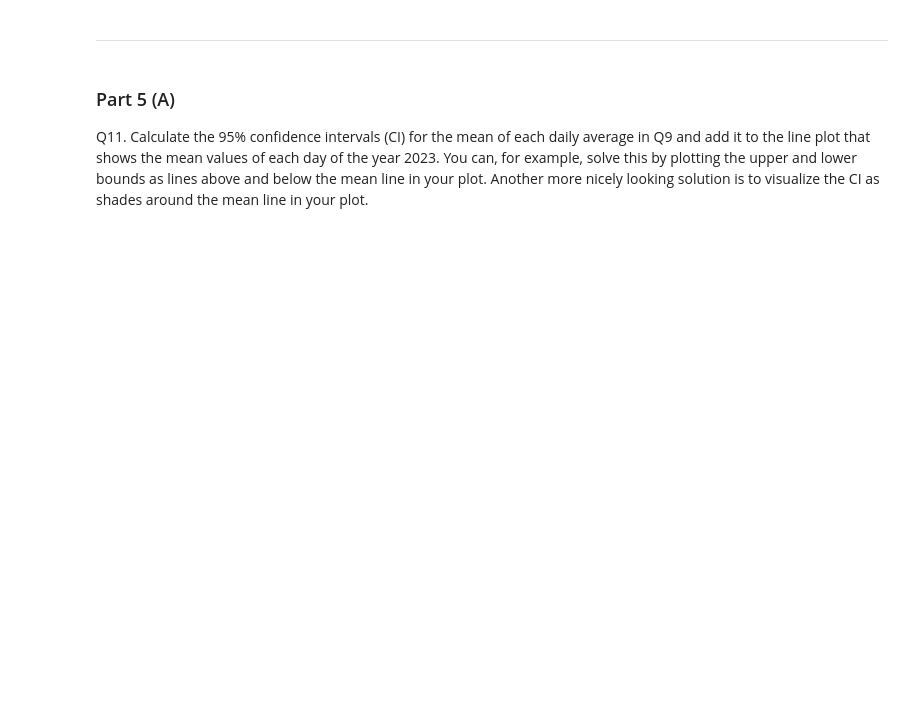
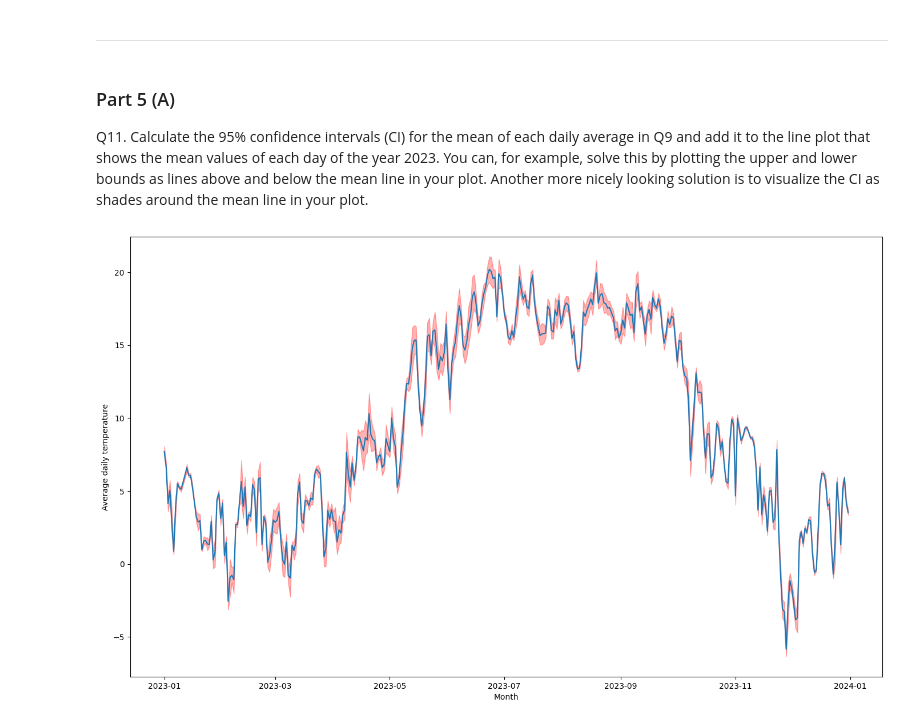
Before and after one commit to Globose/dv1597, a Jupyter notebook: a1/book.ipynb, the cells around one changed output. Cells and saved outputs as stored; diff of their text form; code cells hidden in the pictures; blank space fills up the shorter version.

```diff
--- a/a1/book.ipynb
+++ b/a1/book.ipynb
@@ -284,3 +320,28 @@ Warmest 2-month periods:
 Q11. Calculate the 95% confidence intervals (CI) for the mean of each daily average in Q9 and add it to the line plot that shows the mean values of
 each day of the year 2023. You can, for example, solve this by plotting the upper and lower bounds as lines above and below the mean line in your
 plot. Another more nicely looking solution is to visualize the CI as shades around the mean line in your plot.
+# %%
+# Slice 2023
+df_2023 = df.loc[112536:121295].copy()
+
+# Group by date, with mean and std columns
+df_2023['Time'] = df['Time'].dt.date
+df_2023_group = df_2023.groupby('Time').agg(['mean','std']).droplevel(axis=1, level=0).reset_index()
+
+# Calculate confidence intervals for each row
+t_value = stats.t.ppf(0.05 / 2, 23)
+df_2023_group['ci'] = abs(t_value*df_2023_group['std']/24**0.5)
+df_2023_group['ci_low'] = df_2023_group['mean']-df_2023_group['ci']
+df_2023_group['ci_high'] = df_2023_group['mean']+df_2023_group['ci']
+
+# Create line diagram with confidence intervals
+fig = mpl.figure(figsize=(17, 10))
+ax = fig.add_subplot()
+
+ax.set_xlabel('Month')
+ax.set_ylabel('Average daily temperature')
+ax.plot(df_2023_group['Time'], df_2023_group['mean'])
+ax.fill_between(df_2023_group['Time'], df_2023_group['ci_low'], df_2023_group['ci_high'], color='r', alpha=.3)
+mpl.show()
+# %% [output]
+[figure, added]
```
Also changed, not shown: parts of 10 cells of this notebook.
